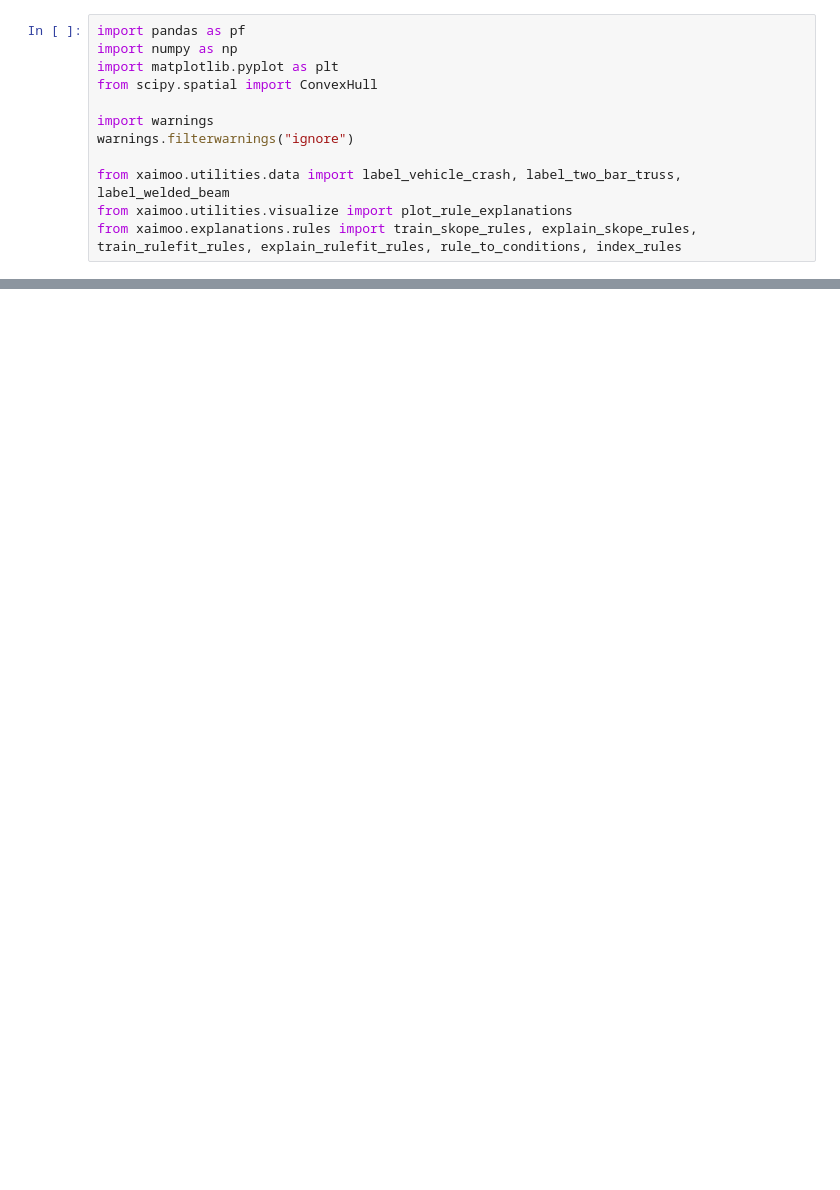
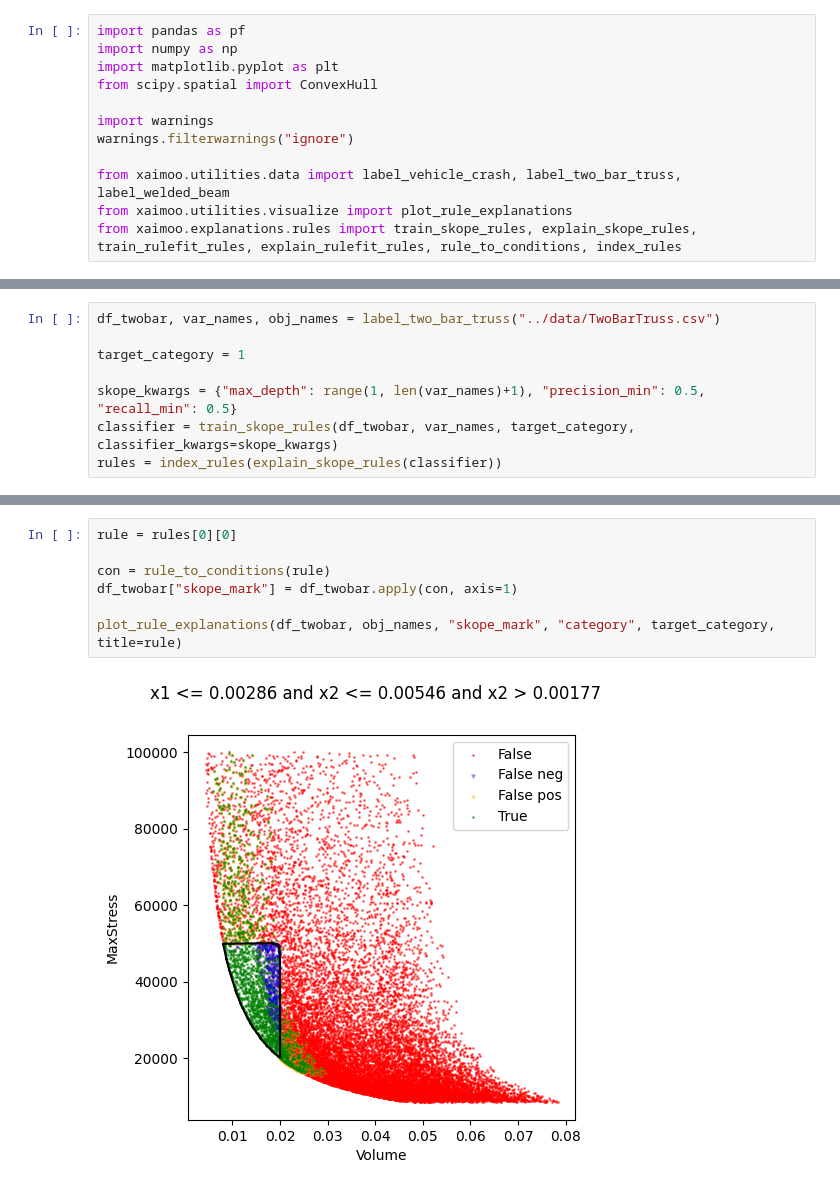
Before and after one commit to gialmisi/xaimoo-experiments, a Jupyter notebook: notebooks/Rule_showcase.ipynb, the cells around one changed output, grey strips where cells are left out. Cells and saved outputs as stored; diff of their text form; blank space fills up the shorter version.

```diff
--- a/notebooks/Rule_showcase.ipynb
+++ b/notebooks/Rule_showcase.ipynb
@@ -37,0 +75,8 @@ plot_rule_explanations(df_crash, obj_names, "skope_mark", "category", target_cat
+# %%
+df_twobar, var_names, obj_names = label_two_bar_truss("../data/TwoBarTruss.csv")
+
+target_category = 1
+
+skope_kwargs = {"max_depth": range(1, len(var_names)+1), "precision_min": 0.5, "recall_min": 0.5}
+classifier = train_skope_rules(df_twobar, var_names, target_category, classifier_kwargs=skope_kwargs)
+rules = index_rules(explain_skope_rules(classifier))
@@ -37,0 +91,9 @@ plot_rule_explanations(df_crash, obj_names, "skope_mark", "category", target_cat
+# %%
+rule = rules[0][0]
+
+con = rule_to_conditions(rule)
+df_twobar["skope_mark"] = df_twobar.apply(con, axis=1)
+
+plot_rule_explanations(df_twobar, obj_names, "skope_mark", "category", target_category, title=rule)
+# %% [output]
+[figure, added]
```
Also changed, not shown: parts of 19 cells of this notebook, 3 other files.
